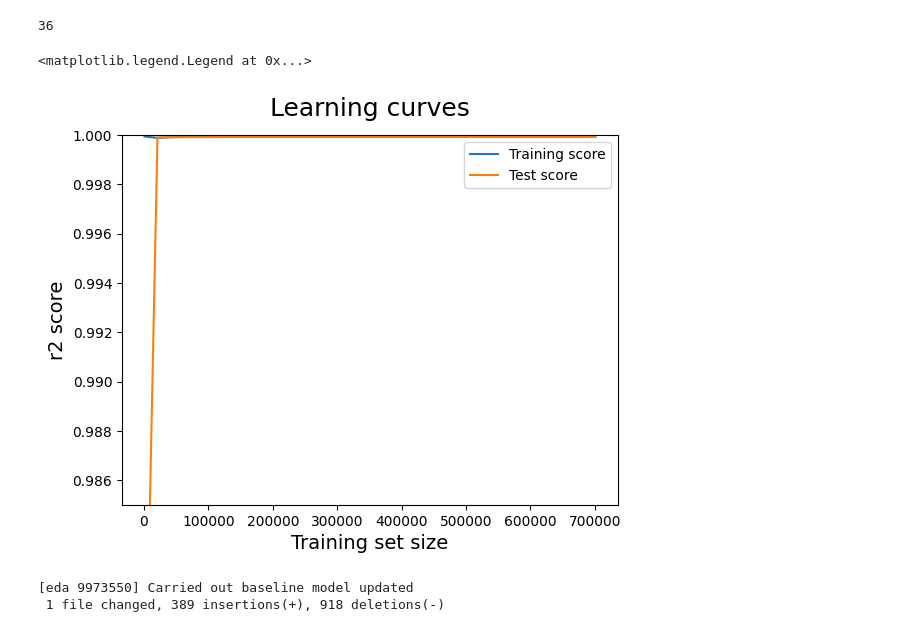
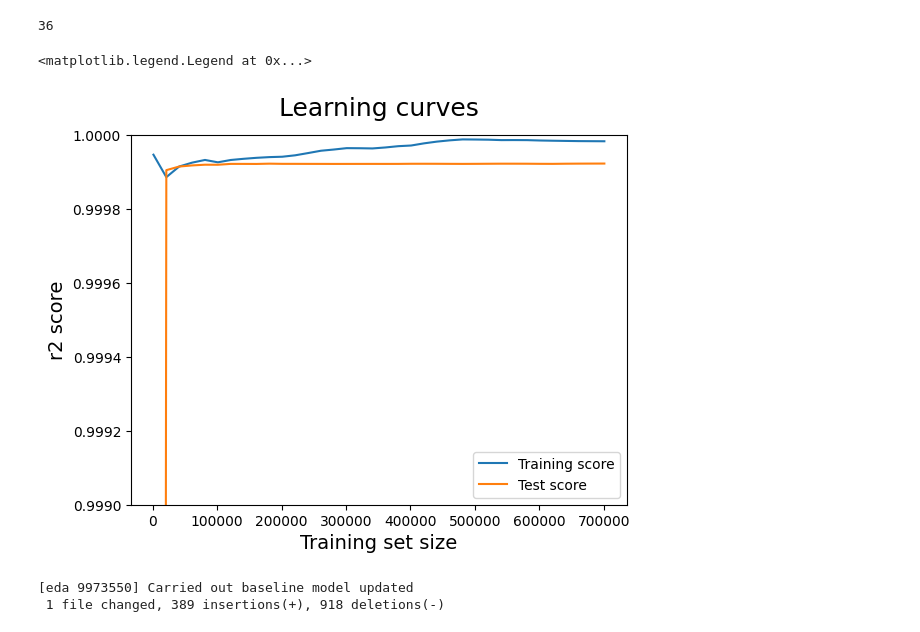
Before and after one commit to aplabey/2nd_hand_fashion_valuation, a Jupyter notebook: notebooks/notebook_SA.ipynb, the cells around one changed output. Drawn from its saved outputs; the diff is of its cells as text; code cells hidden in the pictures.

```diff
--- a/notebooks/notebook_SA.ipynb
+++ b/notebooks/notebook_SA.ipynb
@@ -367,17 +367,17 @@ train_sizes, train_scores, test_scores = learning_curve(estimator=LinearRegressi
 # Take the mean of cross-validated train scores and validation scores
 train_scores_mean = np.mean(train_scores, axis=1)
 test_scores_mean = np.mean(test_scores, axis=1)
-
-plt.plot(train_sizes, train_scores_mean, label = 'Training score')
-plt.plot(train_sizes, test_scores_mean, label = 'Test score')
-plt.ylabel('r2 score', fontsize = 14)
-plt.xlabel('Training set size', fontsize = 14)
-plt.ylim(0.985, 1.000)
-plt.title('Learning curves', fontsize = 18, y = 1.03)
-plt.legend()
-# %% [output]
-<matplotlib.legend.Legend at 0x...>
-[figure, removed]
+# %%
+plt.plot(train_sizes, train_scores_mean, label = 'Training score')
+plt.plot(train_sizes, test_scores_mean, label = 'Test score')
+plt.ylabel('r2 score', fontsize = 14)
+plt.xlabel('Training set size', fontsize = 14)
+plt.ylim(0.999, 1.000)
+plt.title('Learning curves', fontsize = 18, y = 1.03)
+plt.legend()
+# %% [output]
+<matplotlib.legend.Legend at 0x...>
+[figure, added]
 # %%
 !git add notebook_SA.ipynb
 # %%
```
Also changed, not shown: parts of 4 cells of this notebook.
